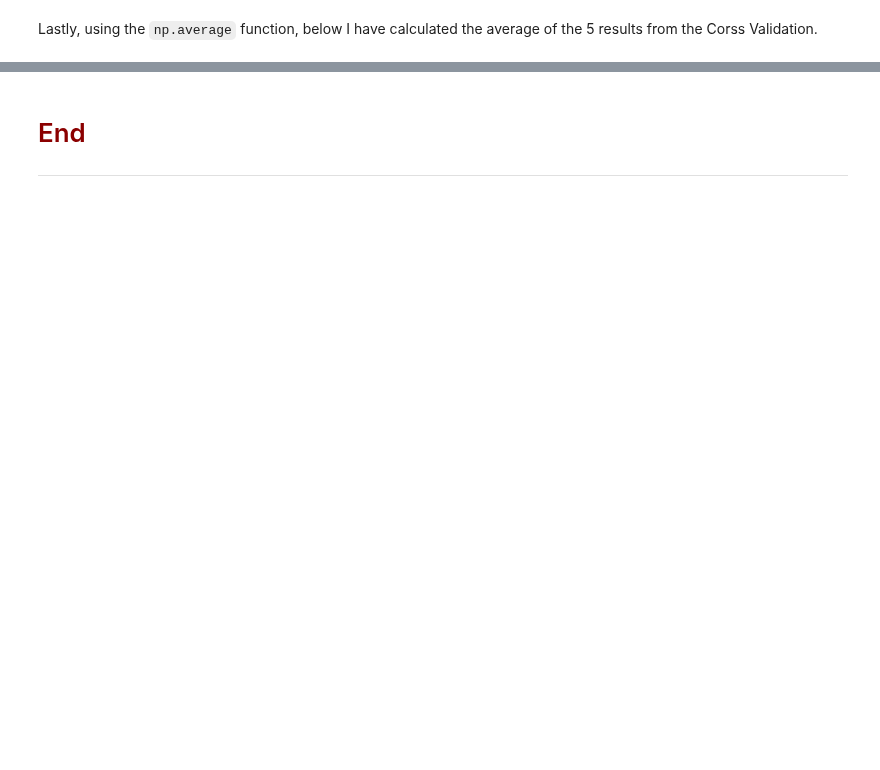
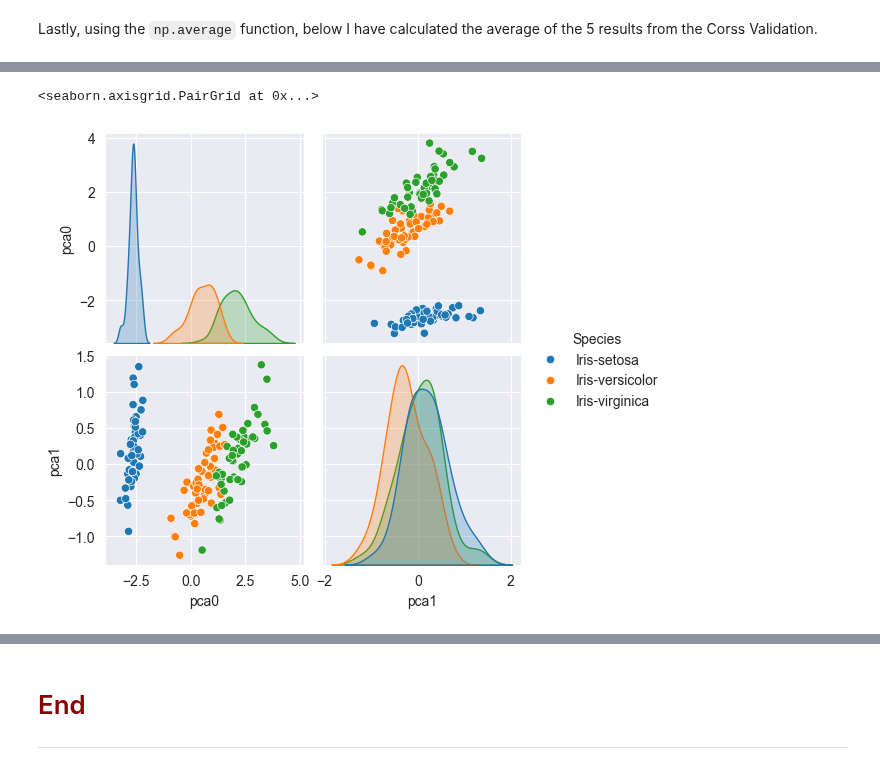
Before and after one commit to OCorry/machine_learning_and_statistics_2023, a Jupyter notebook: project.ipynb, the cells around one changed output, grey strips where cells are left out. Drawn from its saved outputs; the diff is of its cells as text; code cells hidden in the pictures; blank space fills up the shorter version.

```diff
--- a/project.ipynb
+++ b/project.ipynb
@@ -851,0 +882,2 @@ round(avg,2)
+# %%
+pca = dec.PCA(n_components=2)
@@ -851,0 +887,3 @@ round(avg,2)
+# %%
+# Fit the data to pca
+pca.fit(X)
@@ -851,0 +895,7 @@ round(avg,2)
+# %%
+# Transform X
+
+X_pca = pca.transform(X)
+
+# Show X_pca
+# X_pca
@@ -851,0 +906,12 @@ round(avg,2)
+# %%
+# Create a pca dataframe using the Original Species column and the 2 new pca components
+
+df_pca = pd.DataFrame(df[["Species"]])
+
+# All the rows and column index 0 from X_pca
+df_pca['pca0'] = X_pca[:,0]
+
+# All the rows and column index 1 from X_pca
+df_pca['pca1'] = X_pca[:,1]
+# Show
+df_pca
@@ -851,0 +936,6 @@ round(avg,2)
+# %%
+# Pairplot
+sns.pairplot(df_pca, hue = "Species")
+# %% [output]
+<seaborn.axisgrid.PairGrid at 0x...>
+[figure, added]
```
Also changed, not shown: parts of 35 cells of this notebook.
